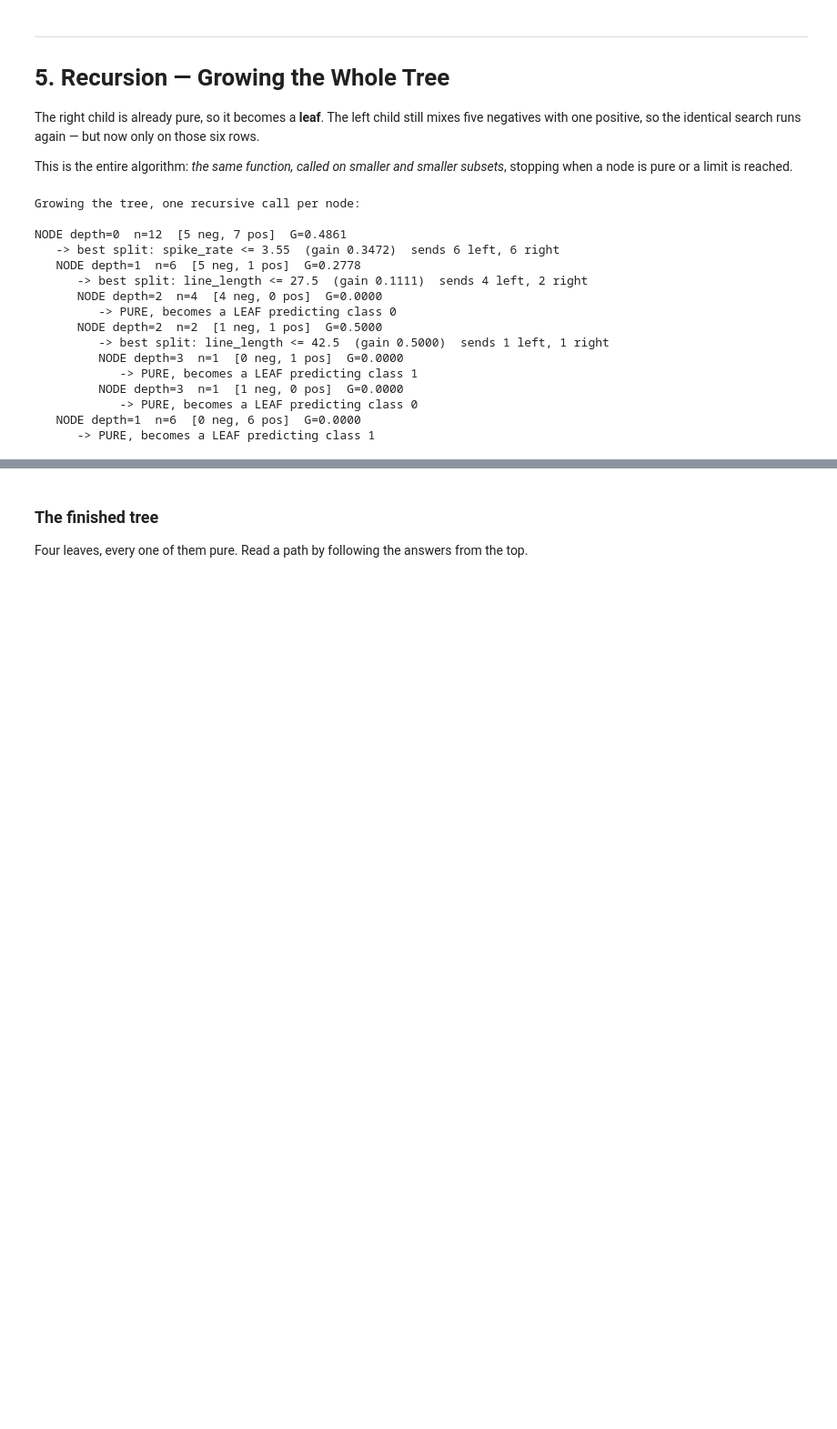
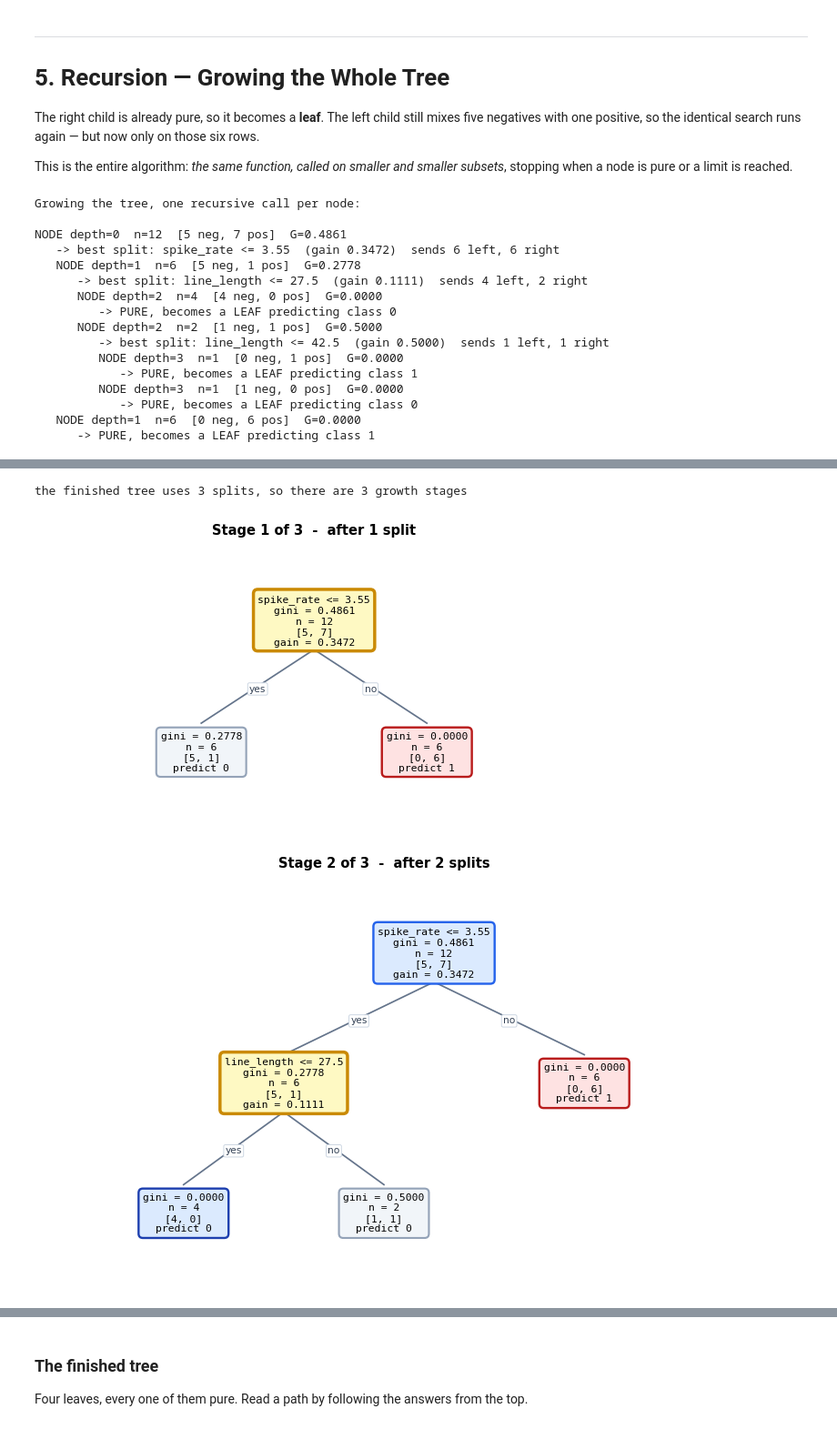
Before and after one commit to seyedhasanmirhoseini1367/PersonalPortfolio, a Jupyter notebook: ml_training/how_models_work_decision_tree.ipynb, the cells around one changed output, grey strips where cells are left out. Shown at 91% size. Drawn from its saved outputs; the diff is of its cells as text; code cells hidden in the pictures; blank space fills up the shorter version.

```diff
--- a/ml_training/how_models_work_decision_tree.ipynb
+++ b/ml_training/how_models_work_decision_tree.ipynb
@@ -524,0 +737,44 @@ NODE depth=0  n=12  [5 neg, 7 pos]  G=0.4861
+# %%
+def build_stage(idx, budget, depth=0, max_depth=3):
+    """Grow the tree but stop after `budget` splits, so growth can be animated.
+    Returns (node_dict, splits_used)."""
+    yy = y_class[idx]
+    pure = gini(yy) == 0.0
+
+    if pure or depth >= max_depth or len(idx) < 2 or budget[0] <= 0:
+        kind = leaf_kind(idx) if (pure or depth >= max_depth) else "pending"
+        return {"kind": kind, "label": node_label(idx), "children": []}
+
+    g, f, t = best_split(X[idx], yy)
+    if f is None or g <= 0:
+        return {"kind": leaf_kind(idx), "label": node_label(idx), "children": []}
+
+    budget[0] -= 1
+    is_new = (budget[0] == 0)
+    m = X[idx, f] <= t
+    node = {
+        "kind": "new" if is_new else "split",
+        "label": node_label(idx, f"{feature_names[f]} <= {t}", g),
+        "children": [
+            ("yes", build_stage(idx[m],  budget, depth + 1, max_depth)),
+            ("no",  build_stage(idx[~m], budget, depth + 1, max_depth)),
+        ],
+    }
+    return node
+
+
+def count_splits(nd):
+    return 0 if nd.is_leaf else 1 + count_splits(nd.left) + count_splits(nd.right)
+total_splits = count_splits(root)
+
+print(f"the finished tree uses {total_splits} splits, so there are "
+      f"{total_splits} growth stages\n")
+
+for k in range(1, total_splits + 1):
+    stage = build_stage(np.arange(n_samples), [k])
+    draw_tree(stage, title=f"Stage {k} of {total_splits}  -  after {k} split"
+                           + ("s" if k > 1 else ""))
+# %% [output]
+the finished tree uses 3 splits, so there are 3 growth stages
+[figure, added]
+[figure, added]
```
Also changed, not shown: parts of 8 cells of this notebook, 4 other files.
